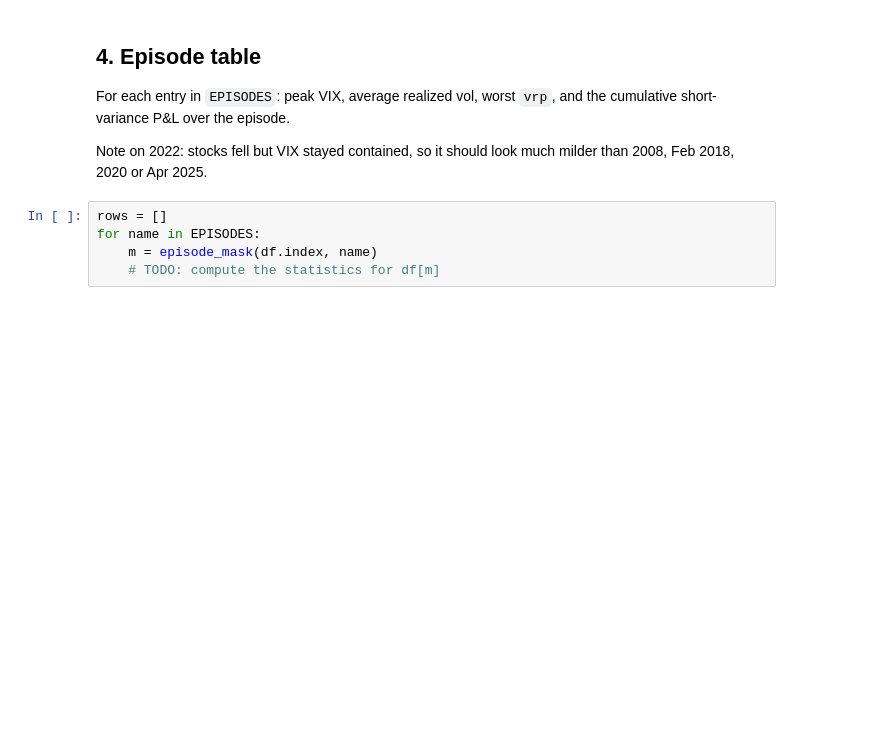
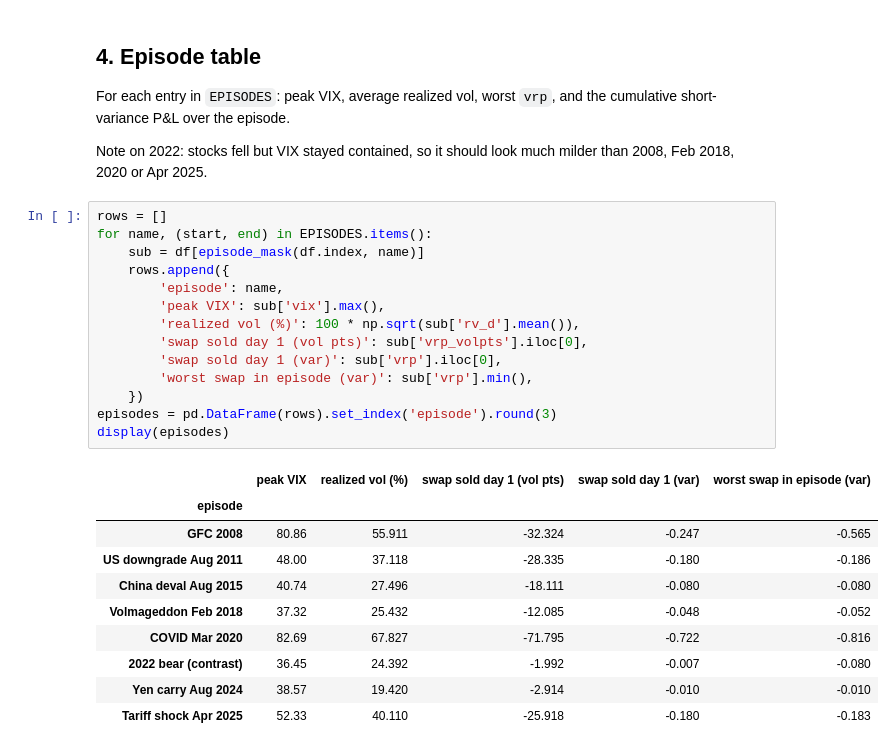
Before and after one commit to Sagar-DU/volatility-risk-premium, a Jupyter notebook: notebooks/02_premium.ipynb, the cells around one changed output. Drawn from its saved outputs; the diff is of its cells as text; blank space fills up the shorter version.

Commit message:
Payoff shape, episode table and takeaways

```diff
--- a/notebooks/02_premium.ipynb
+++ b/notebooks/02_premium.ipynb
@@ -115,8 +172,28 @@ For each entry in `EPISODES`: peak VIX, average realized vol, worst `vrp`, and t
 Note on 2022: stocks fell but VIX stayed contained, so it should look much milder than 2008, Feb 2018, 2020 or Apr 2025.
 # %%
 rows = []
-for name in EPISODES:
-    m = episode_mask(df.index, name)
-    # TODO: compute the statistics for df[m]
+for name, (start, end) in EPISODES.items():
+    sub = df[episode_mask(df.index, name)]
+    rows.append({
+        'episode': name,
+        'peak VIX': sub['vix'].max(),
+        'realized vol (%)': 100 * np.sqrt(sub['rv_d'].mean()),
+        'swap sold day 1 (vol pts)': sub['vrp_volpts'].iloc[0],
+        'swap sold day 1 (var)': sub['vrp'].iloc[0],
+        'worst swap in episode (var)': sub['vrp'].min(),
+    })
+episodes = pd.DataFrame(rows).set_index('episode').round(3)
+display(episodes)
+# %% [output]
+|  | peak VIX | realized vol (%) | swap sold day 1 (vol pts) | swap sold day 1 (var) | worst swap in episode (var) |
+| episode |  |  |  |  |  |
+| GFC 2008 | 80.86 | 55.911 | -32.324 | -0.247 | -0.565 |
+| US downgrade Aug 2011 | 48.00 | 37.118 | -28.335 | -0.180 | -0.186 |
+| China deval Aug 2015 | 40.74 | 27.496 | -18.111 | -0.080 | -0.080 |
+| Volmageddon Feb 2018 | 37.32 | 25.432 | -12.085 | -0.048 | -0.052 |
+| COVID Mar 2020 | 82.69 | 67.827 | -71.795 | -0.722 | -0.816 |
+| 2022 bear (contrast) | 36.45 | 24.392 | -1.992 | -0.007 | -0.080 |
+| Yen carry Aug 2024 | 38.57 | 19.420 | -2.914 | -0.010 | -0.010 |
+| Tariff shock Apr 2025 | 52.33 | 40.110 | -25.918 | -0.180 | -0.183 |
 # %% [markdown]
 ## 5. Takeaways for the executive summary
```
Also changed, not shown: parts of 4 cells of this notebook, 1 other file.
